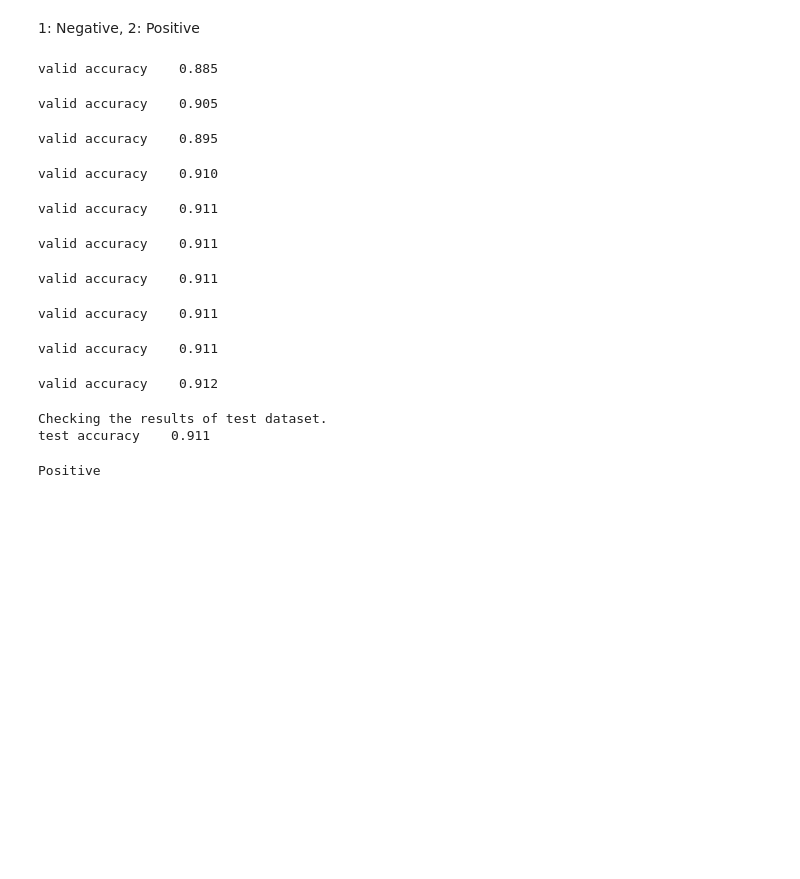
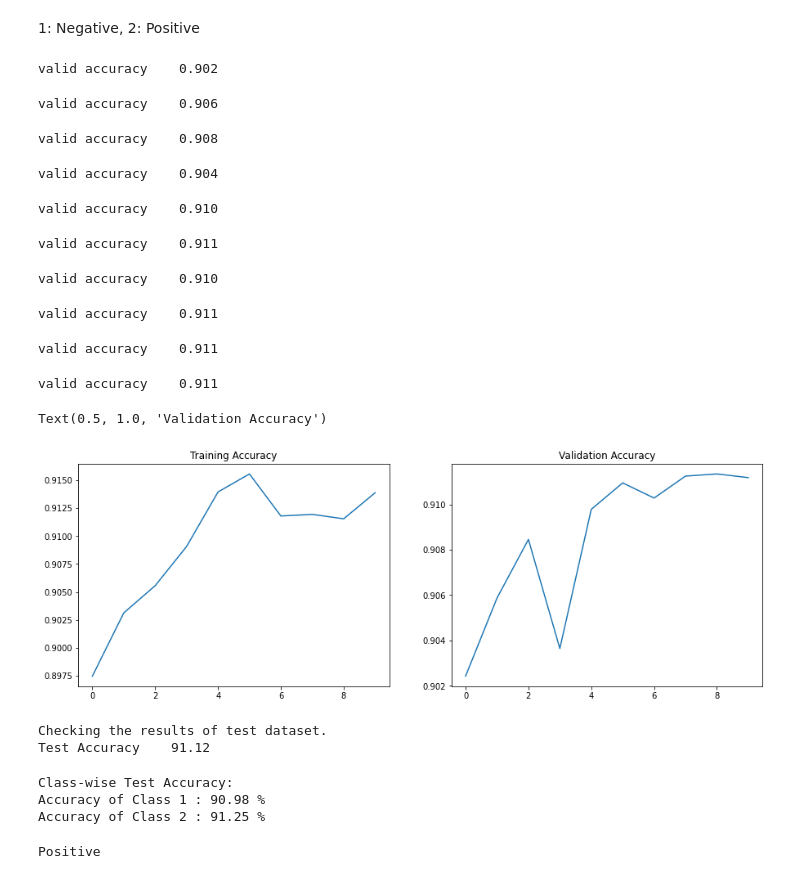
Before and after one commit to m-shilpa/END3, a Jupyter notebook: Session_5_TorchText/S5_TorchText_AmazonReviewPolarity.ipynb, the cells around one changed output. Saved outputs shown, nothing was run; the diff lists cells and outputs as text; code cells hidden in the pictures; blank space fills up the shorter version.

```diff
--- a/Session_5_TorchText/S5_TorchText_AmazonReviewPolarity.ipynb
+++ b/Session_5_TorchText/S5_TorchText_AmazonReviewPolarity.ipynb
@@ -22,3 +22,16 @@ AmazonReviewPolarity(root='.data', split=('train', 'test'))
             Default: .data
         split: split or splits to be returned. Can be a string or tuple of strings.
             Default: ('train', 'test')
+# %%
+test_iter = AmazonReviewPolarity(split='test')
+
+negative_test_samples = 0
+positive_test_samples = 0
+for index, (label,text) in enumerate(test_iter):
+    if label == 1:
+        negative_test_samples +=1
+    else:
+        positive_test_samples +=1
+
+print('Number of Positive reviews:',positive_test_samples)
+print('Number of Negative reviews:',negative_test_samples)
@@ -24,0 +41,13 @@ AmazonReviewPolarity(root='.data', split=('train', 'test'))
+# %%
+train_iter = AmazonReviewPolarity(split='train')
+
+negative_train_samples = 0
+positive_train_samples = 0
+for index, (label,text) in enumerate(train_iter):
+    if label == 1:
+        negative_train_samples +=1
+    else:
+        positive_train_samples +=1
+
+print('Number of Positive reviews:',positive_train_samples)
+print('Number of Negative reviews:',negative_train_samples)
@@ -305,7 +345,7 @@ def train(dataloader):
         predited_label = model(text, offsets)
         loss = criterion(predited_label, label)
         loss.backward()
-        torch.nn.utils.clip_grad_norm_(model.parameters(), 0.1) # disuccees
+        torch.nn.utils.clip_grad_norm_(model.parameters(), 0.1)
         optimizer.step()
         total_acc += (predited_label.argmax(1) == label).sum().item()
         total_count += label.size(0)
@@ -317,6 +357,7 @@ def train(dataloader):
             pbar.set_description(desc= f'epoch= {epoch} Accuracy={total_acc/total_count} batch_id={idx}')
             total_acc, total_count = 0, 0
             start_time = time.time()
+    return total_acc/total_count
 
 def evaluate(dataloader):
     model.eval()
@@ -356,11 +430,17 @@ valid_dataloader = DataLoader(split_valid_, batch_size=BATCH_SIZE,
                               shuffle=True, collate_fn=collate_batch)
 test_dataloader = DataLoader(test_dataset, batch_size=BATCH_SIZE,
                              shuffle=True, collate_fn=collate_batch)
+train_accuracies = []
+val_accuracies = []
 
 for epoch in range(1, EPOCHS + 1):
     epoch_start_time = time.time()
-    train(train_dataloader)
+    train_acc = train(train_dataloader)
     accu_val = evaluate(valid_dataloader)
+
+    train_accuracies.append(train_acc)
+    val_accuracies.append(accu_val)
+
     if total_accu is not None and total_accu > accu_val:
       scheduler.step()
     else:
@@ -368,13 +448,13 @@ for epoch in range(1, EPOCHS + 1):
 
     print('valid accuracy {:8.3f} '.format(accu_val))
 # %% [output]
-valid accuracy    0.885
+valid accuracy    0.902
-valid accuracy    0.905
+valid accuracy    0.906
-valid accuracy    0.895
+valid accuracy    0.908
-valid accuracy    0.910
+valid accuracy    0.904
-valid accuracy    0.911
+valid accuracy    0.910
 valid accuracy    0.911
-valid accuracy    0.911
+valid accuracy    0.910
 valid accuracy    0.911
 valid accuracy    0.911
-valid accuracy    0.912
+valid accuracy    0.911
@@ -381,8 +464,24 @@ valid accuracy    0.912
+# %%
+fig, axs = plt.subplots(1,2,figsize=(15,5))
+axs[0].plot(train_accuracies)
+axs[0].set_title("Training Accuracy")
+axs[1].plot(val_accuracies)
+axs[1].set_title("Validation Accuracy")
+# %% [output]
+Text(0.5, 1.0, 'Validation Accuracy')
+[figure, added]
 # %%
 print('Checking the results of test dataset.')
 accu_test = evaluate(test_dataloader)
-print('test accuracy {:8.3f}'.format(accu_test))
+print('Test Accuracy {:8.2f}'.format(accu_test*100))
 # %% [output]
 Checking the results of test dataset.
-test accuracy    0.911
+Test Accuracy    91.12
+# %%
+print('Class-wise Test Accuracy:')
+classwise_accuracy(test_dataloader,2)
+# %% [output]
+Class-wise Test Accuracy:
+Accuracy of Class 1 : 90.98 %
+Accuracy of Class 2 : 91.25 %
 # %%
```
Also changed, not shown: parts of 11 cells of this notebook.
